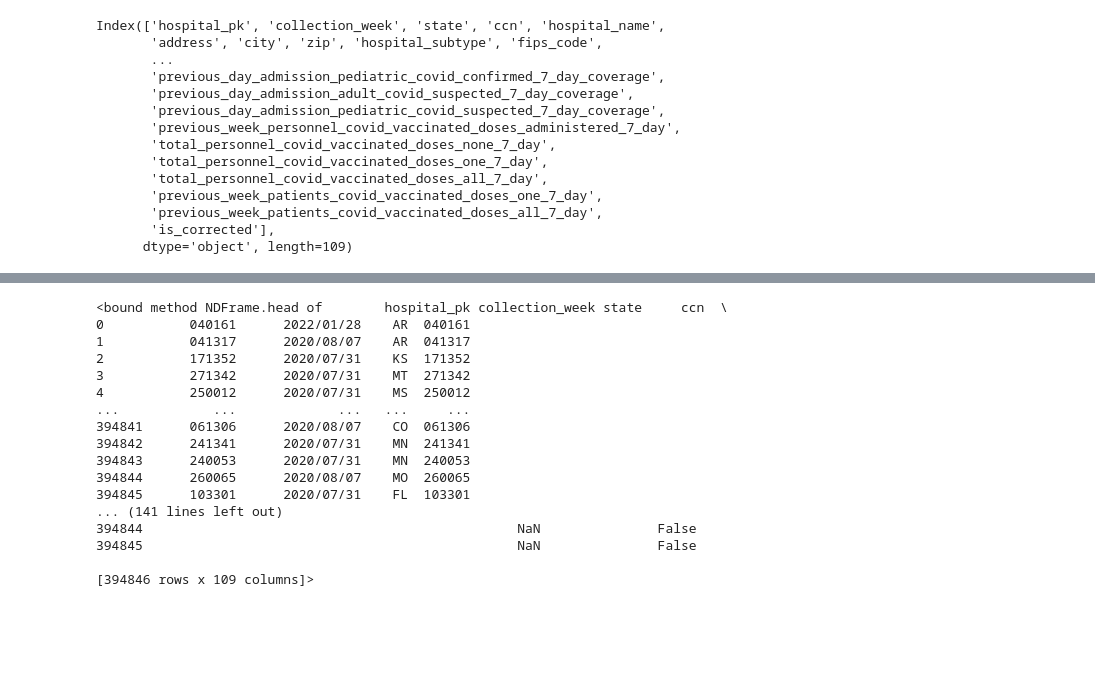
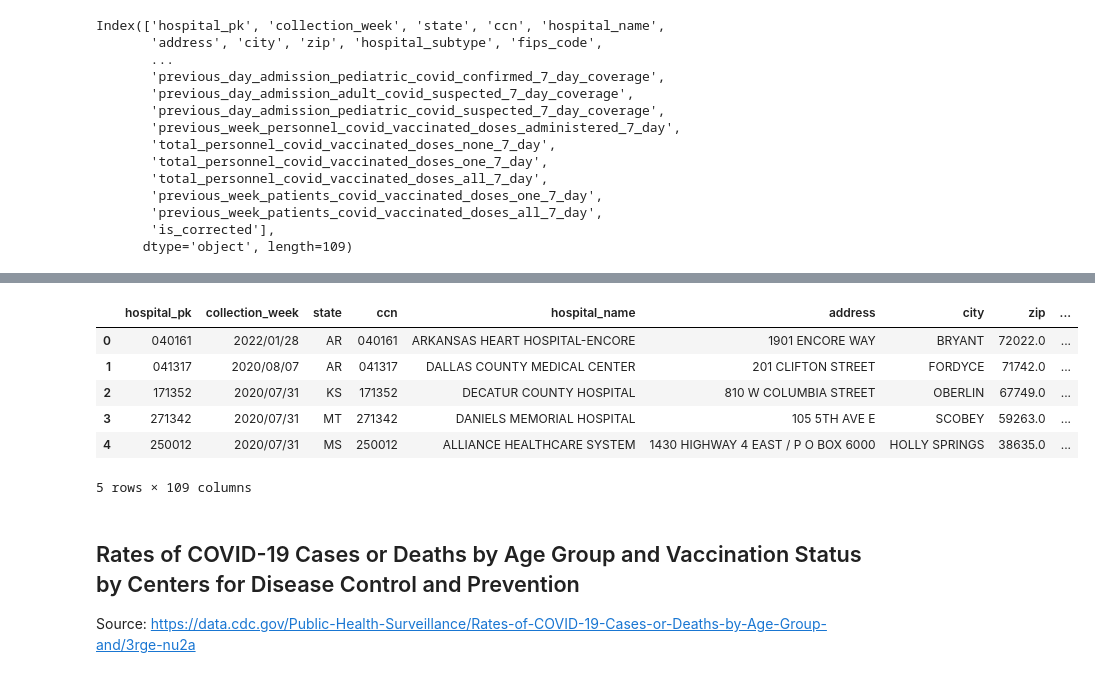
Before and after one commit to vaddhiparthy/COVID-Data-Analysis, a Jupyter notebook: COVID Data Analysis.ipynb, the cells around one changed output, grey strips where cells are left out. Cells and saved outputs as stored; diff of their text form; code cells hidden in the pictures; blank space fills up the shorter version.

```diff
--- a/COVID Data Analysis.ipynb
+++ b/COVID Data Analysis.ipynb
@@ -163,22 +122,15 @@ Source: https://healthdata.gov/Hospital/COVID-19-Reported-Patient-Impact-and-Hos
 # %%
 df_Hospitals= pd.read_csv("Hospitals.csv")
 # %%
-df_Hospitals.head
+df_Hospitals.head()
 # %% [output]
+|  | hospital_pk | collection_week | state | ccn | hospital_name | address | city | zip | ... |
+| 0 | 040161 | 2022/01/28 | AR | 040161 | ARKANSAS HEART HOSPITAL-ENCORE | 1901 ENCORE WAY | BRYANT | 72022.0 | ... |
+| 1 | 041317 | 2020/08/07 | AR | 041317 | DALLAS COUNTY MEDICAL CENTER | 201 CLIFTON STREET | FORDYCE | 71742.0 | ... |
+| 2 | 171352 | 2020/07/31 | KS | 171352 | DECATUR COUNTY HOSPITAL | 810 W COLUMBIA STREET | OBERLIN | 67749.0 | ... |
+| 3 | 271342 | 2020/07/31 | MT | 271342 | DANIELS MEMORIAL HOSPITAL | 105 5TH AVE E | SCOBEY | 59263.0 | ... |
+| 4 | 250012 | 2020/07/31 | MS | 250012 | ALLIANCE HEALTHCARE SYSTEM | 1430 HIGHWAY 4 EAST / P O BOX 6000 | HOLLY SPRINGS | 38635.0 | ... |
-<bound method NDFrame.head of        hospital_pk collection_week state     ccn  \
-0           040161      2022/01/28    AR  040161
-1           041317      2020/08/07    AR  041317
-2           171352      2020/07/31    KS  171352
-3           271342      2020/07/31    MT  271342
-4           250012      2020/07/31    MS  250012
-...            ...             ...   ...     ...
-394841      061306      2020/08/07    CO  061306
-394842      241341      2020/07/31    MN  241341
-394843      240053      2020/07/31    MN  240053
-394844      260065      2020/08/07    MO  260065
-394845      103301      2020/07/31    FL  103301
-... (141 lines left out)
-394844                                                NaN               False
-394845                                                NaN               False
-
-[394846 rows x 109 columns]>
+5 rows × 109 columns
+# %% [markdown]
+## Rates of COVID-19 Cases or Deaths by Age Group and Vaccination Status by Centers for Disease Control and Prevention
+Source: https://data.cdc.gov/Public-Health-Surveillance/Rates-of-COVID-19-Cases-or-Deaths-by-Age-Group-and/3rge-nu2a
```
Also changed, not shown: parts of 16 cells of this notebook.
